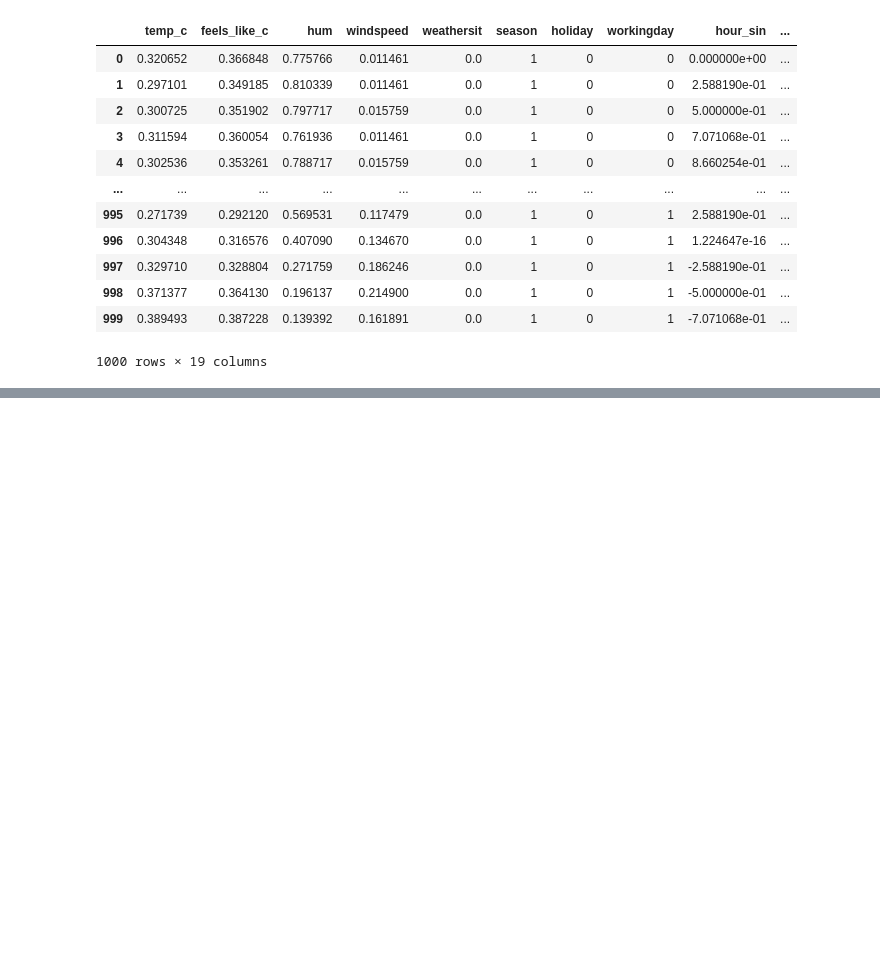
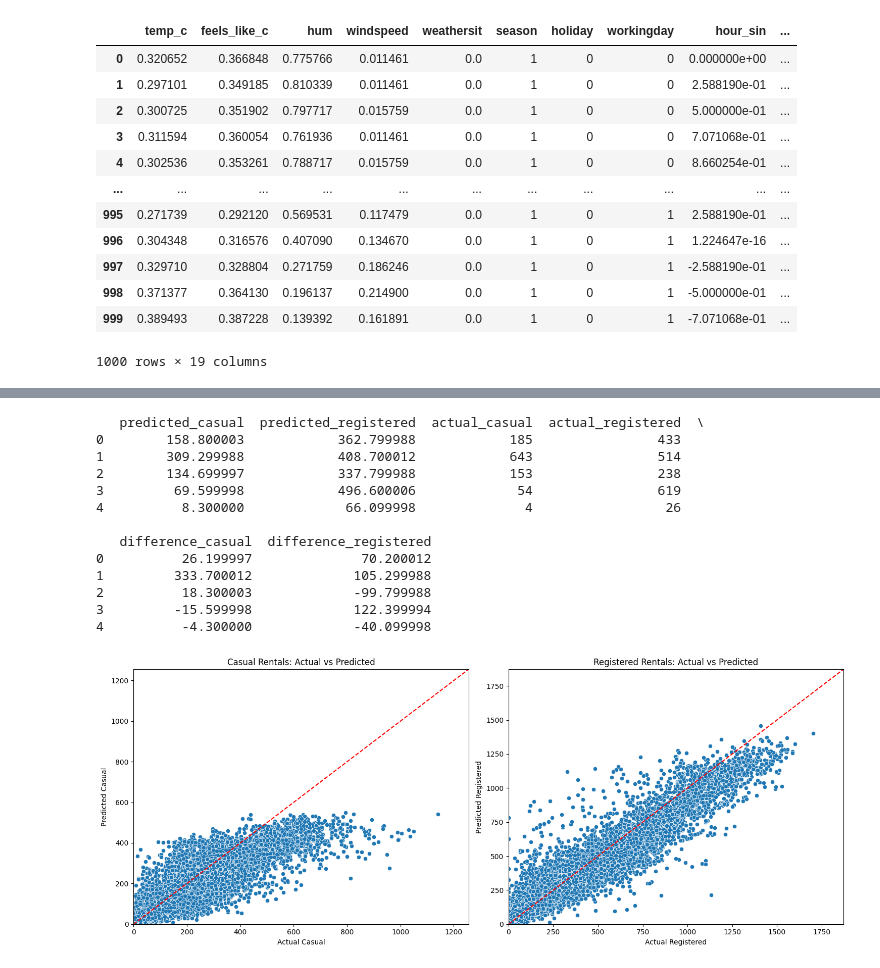
Before and after one commit to nelsbuhrley/CSE-450-Machine-learning, a Jupyter notebook: nels_b/module4.ipynb, the cells around one changed output, grey strips where cells are left out. Cells and saved outputs as stored; diff of their text form; code cells hidden in the pictures; blank space fills up the shorter version.

```diff
--- a/nels_b/module4.ipynb
+++ b/nels_b/module4.ipynb
@@ -305,0 +395,66 @@ plt.show()
+# %%
+import matplotlib.pyplot as plt
+import seaborn as sns
+
+# Corrected creation of the DataFrame `pred` with appropriate column names
+# 'predictions' array has 2 columns (for casual and registered), so we provide two column names.
+pred = pd.DataFrame(predictions, columns=['predicted_casual', 'predicted_registered'])
+
+# Add the actual 'casual' and 'registered' values from y_test as separate columns.
+# .reset_index(drop=True) is used to ensure index alignment during assignment.
+pred['actual_casual'] = y_test['casual'].reset_index(drop=True)
+pred['actual_registered'] = y_test['registered'].reset_index(drop=True)
+
+# Calculate the differences for both casual and registered
+pred['difference_casual'] = pred['actual_casual'] - pred['predicted_casual']
+pred['difference_registered'] = pred['actual_registered'] - pred['predicted_registered']
+
+# Display the head of the combined DataFrame to see the new structure
+print(pred.head())
+
+# Since we now have two target variables (casual, registered), we will visualize both.
+fig, axes = plt.subplots(1, 2, figsize=(15, 6)) # Create two subplots
+
+# Plot for 'casual' rentals
+# Determine x and y limits dynamically for better visualization
+max_val_casual = max(pred['actual_casual'].max(), pred['predicted_casual'].max())
+xlims_casual = (0, max_val_casual * 1.1) if max_val_casual > 0 else (0, 1) # Ensure non-zero limit if all values are 0
+
+sns.scatterplot(data=pred, x='actual_casual', y='predicted_casual', ax=axes[0])
+axes[0].set_title('Casual Rentals: Actual vs Predicted')
+axes[0].plot(xlims_casual, xlims_casual, color='r', linestyle='--') # Add diagonal line
+axes[0].set_xlabel('Actual Casual')
+axes[0].set_ylabel('Predicted Casual')
+axes[0].set_xlim(xlims_casual)
+axes[0].set_ylim(xlims_casual)
+
+# Plot for 'registered' rentals
+# Determine x and y limits dynamically
+max_val_registered = max(pred['actual_registered'].max(), pred['predicted_registered'].max())
+xlims_registered = (0, max_val_registered * 1.1) if max_val_registered > 0 else (0, 1)
+
+sns.scatterplot(data=pred, x='actual_registered', y='predicted_registered', ax=axes[1])
+axes[1].set_title('Registered Rentals: Actual vs Predicted')
+axes[1].plot(xlims_registered, xlims_registered, color='r', linestyle='--') # Add diagonal line
+axes[1].set_xlabel('Actual Registered')
+axes[1].set_ylabel('Predicted Registered')
+axes[1].set_xlim(xlims_registered)
+axes[1].set_ylim(xlims_registered)
+
+plt.tight_layout() # Adjust layout to prevent subplot overlap
+plt.show()
+# %% [output]
+   predicted_casual  predicted_registered  actual_casual  actual_registered  \
+0        158.800003            362.799988            185                433
+1        309.299988            408.700012            643                514
+2        134.699997            337.799988            153                238
+3         69.599998            496.600006             54                619
+4          8.300000             66.099998              4                 26
+
+   difference_casual  difference_registered
+0          26.199997              70.200012
+1         333.700012             105.299988
+2          18.300003             -99.799988
+3         -15.599998             122.399994
+4          -4.300000             -40.099998
+[figure, added]
```
Also changed, not shown: parts of 17 cells of this notebook.
